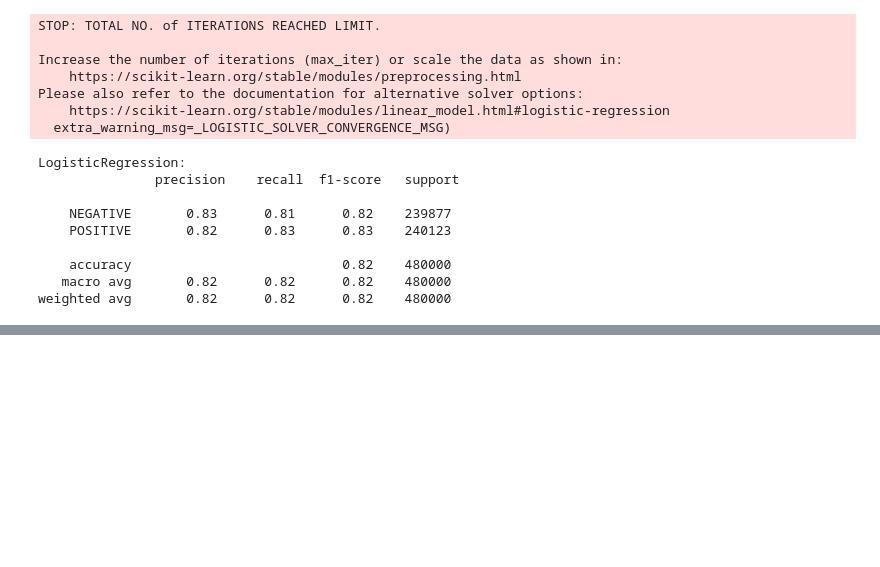
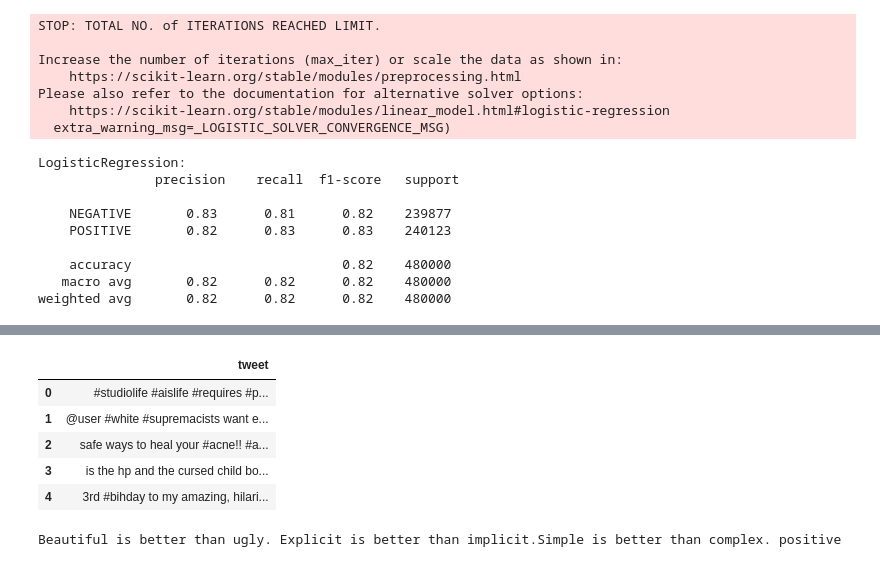
Before and after one commit to JERRICKGERALD/Sentiment-analysis-of-Twitter-using-semantic-analysis, a Jupyter notebook: Twitter Analysis.ipynb, the cells around one changed output, grey strips where cells are left out. Drawn from its saved outputs; the diff is of its cells as text; code cells hidden in the pictures; blank space fills up the shorter version.

```diff
--- a/Twitter Analysis.ipynb
+++ b/Twitter Analysis.ipynb
@@ -254,0 +343,22 @@ if __name__=="__main__":
+# %%
+df2=pd.read_csv(r"C:\Users\Admin\CD Project\test.csv")
+del df2['id']
+df2.head()
+# %% [output]
+|  | tweet |
+| 0 | #studiolife #aislife #requires #p... |
+| 1 | @user #white #supremacists want e... |
+| 2 | safe ways to heal your #acne!! #a... |
+| 3 | is the hp and the cursed child bo... |
+| 4 | 3rd #bihday to my amazing, hilari... |
+# %%
+if blob1.sentiment.polarity >= 0.7:
+    print(blob1,'Strong Positive')
+elif blob1.sentiment.polarity > 0:
+    print(blob1,'positive')
+elif blob1.sentiment.polarity < -1:
+    print(blob1,'Negative')
+elif blob1.sentiment.polarity == -1:
+    print(blob1,'Strongly Negative')
+# %% [output]
+Beautiful is better than ugly. Explicit is better than implicit.Simple is better than complex. positive
```
Also changed, not shown: parts of 16 cells of this notebook.
